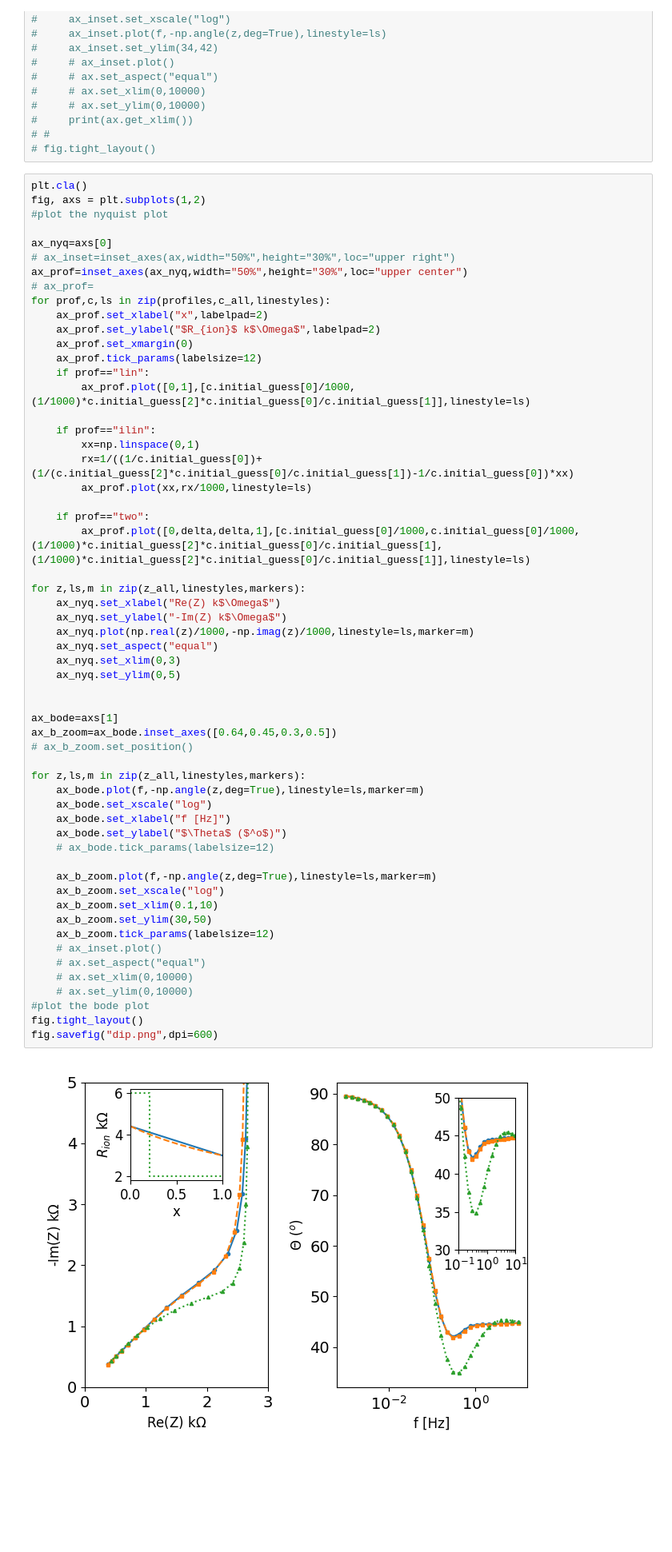
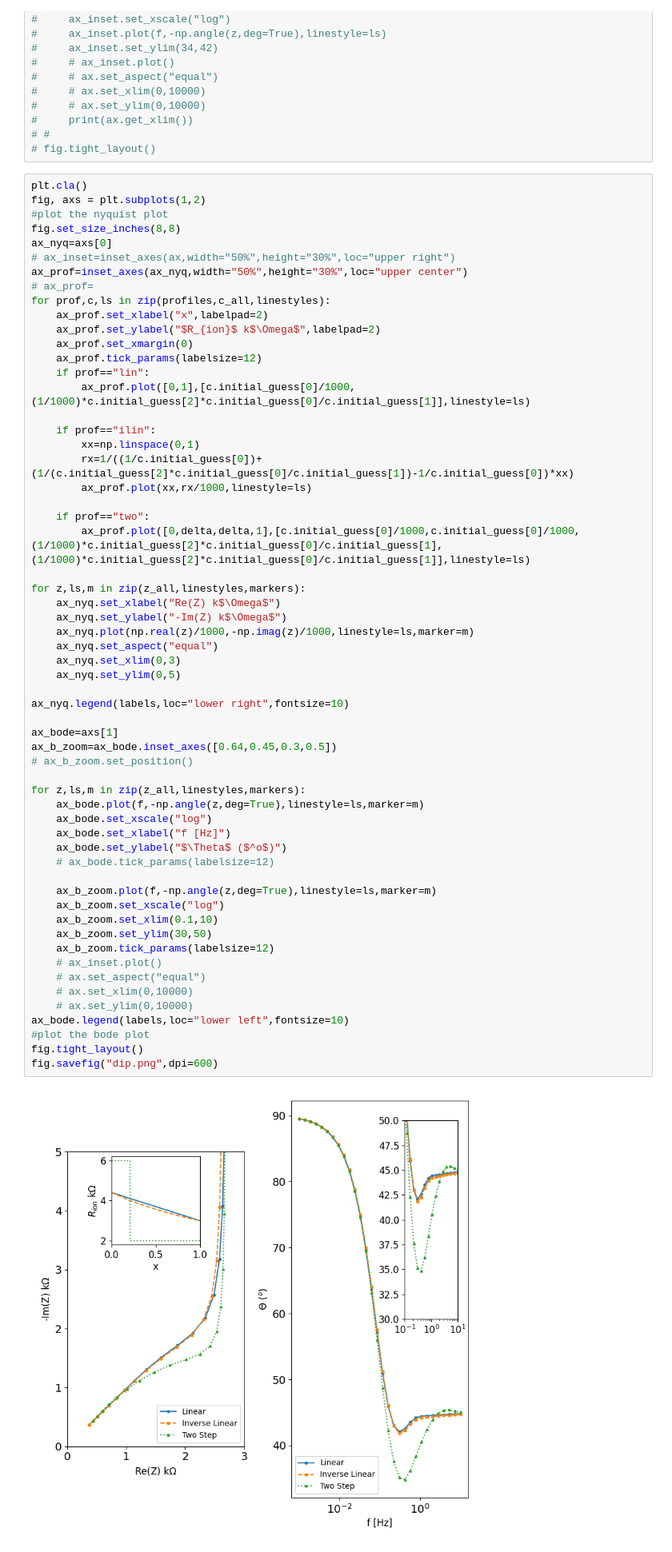
Before and after one commit to Yugal0/fitting-eis-dipangle-analysis, a Jupyter notebook: figure_flow.ipynb, the cells around one changed output. Shown: that part at 80% size. Saved outputs shown, nothing was run; the diff lists cells and outputs as text; blank space fills up the shorter version.

```diff
--- a/figure_flow.ipynb
+++ b/figure_flow.ipynb
@@ -121,7 +121,7 @@ plt.rcParams['lines.markersize']=3
 plt.cla()
 fig, axs = plt.subplots(1,2)
 #plot the nyquist plot
-
+fig.set_size_inches(8,8)
 ax_nyq=axs[0]
 # ax_inset=inset_axes(ax,width="50%",height="30%",loc="upper right")
 ax_prof=inset_axes(ax_nyq,width="50%",height="30%",loc="upper center")
@@ -148,34 +148,36 @@ for z,ls,m in zip(z_all,linestyles,markers):
     ax_nyq.plot(np.real(z)/1000,-np.imag(z)/1000,linestyle=ls,marker=m)
     ax_nyq.set_aspect("equal")
     ax_nyq.set_xlim(0,3)
     ax_nyq.set_ylim(0,5)
 
+ax_nyq.legend(labels,loc="lower right",fontsize=10)
 
 ax_bode=axs[1]
 ax_b_zoom=ax_bode.inset_axes([0.64,0.45,0.3,0.5])
 # ax_b_zoom.set_position()
 
 for z,ls,m in zip(z_all,linestyles,markers):
     ax_bode.plot(f,-np.angle(z,deg=True),linestyle=ls,marker=m)
     ax_bode.set_xscale("log")
     ax_bode.set_xlabel("f [Hz]")
     ax_bode.set_ylabel("$\Theta$ ($^o$)")
     # ax_bode.tick_params(labelsize=12)
 
     ax_b_zoom.plot(f,-np.angle(z,deg=True),linestyle=ls,marker=m)
     ax_b_zoom.set_xscale("log")
     ax_b_zoom.set_xlim(0.1,10)
     ax_b_zoom.set_ylim(30,50)
     ax_b_zoom.tick_params(labelsize=12)
     # ax_inset.plot()
     # ax.set_aspect("equal")
     # ax.set_xlim(0,10000)
     # ax.set_ylim(0,10000)
+ax_bode.legend(labels,loc="lower left",fontsize=10)
 #plot the bode plot
 fig.tight_layout()
 fig.savefig("dip.png",dpi=600)
 # %% [output]
-[figure, old version]
+[figure, new version]
 # %%
 # import matplotlib.pyplot as plt
 
```
Also changed, not shown: 1 other file.
